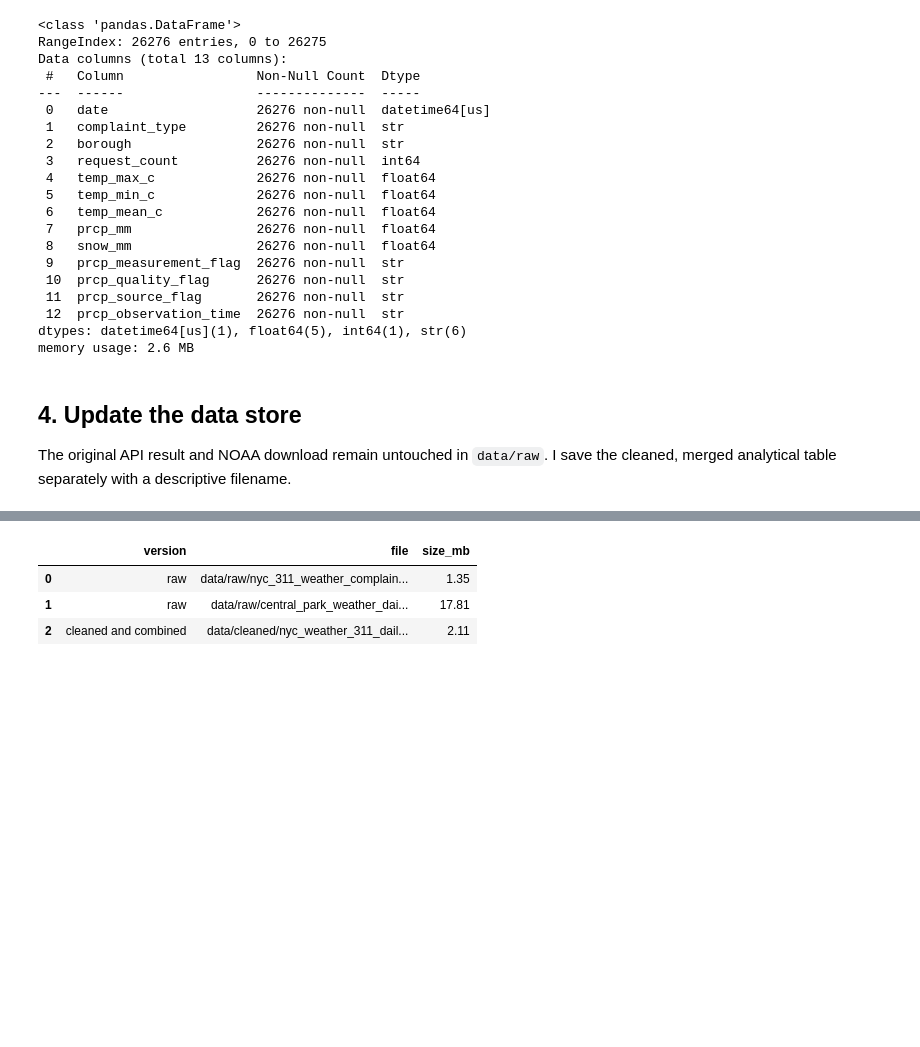
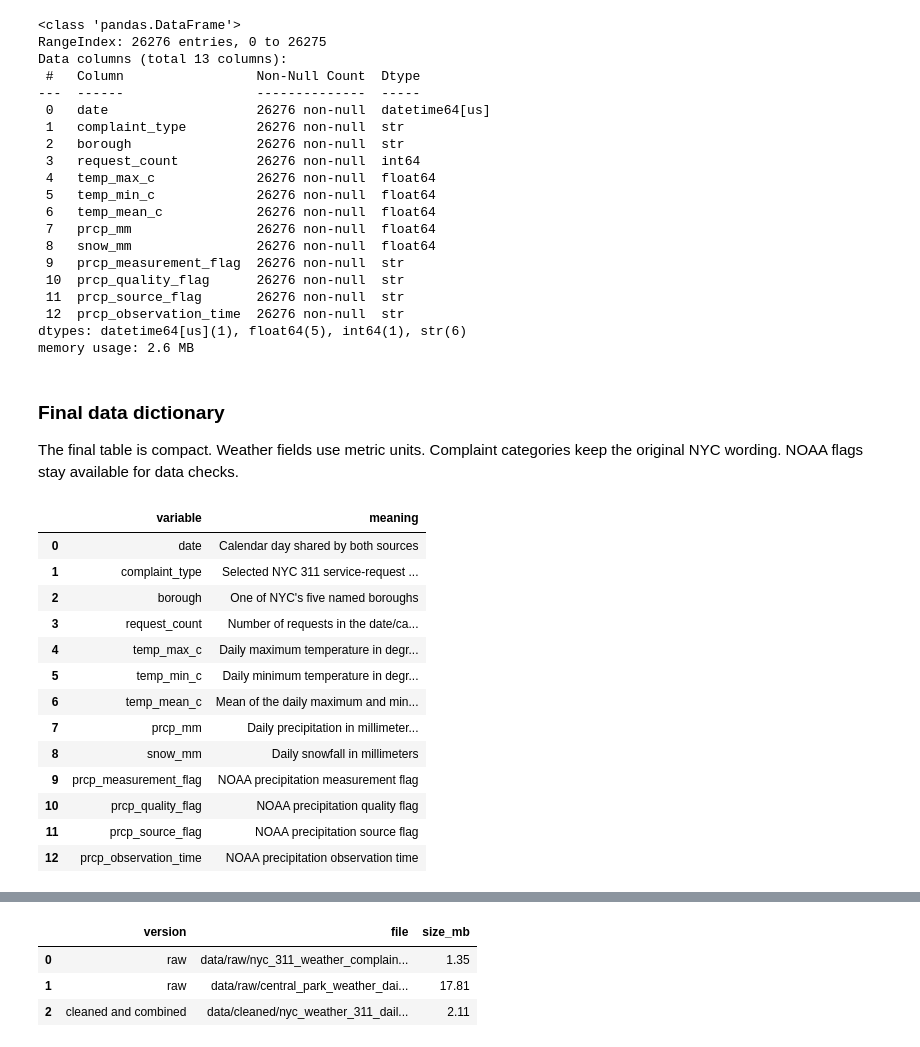
Before and after one commit to JhaNishant/real-world-data-wrangling, a Jupyter notebook: NYC_Weather_and_311_Analysis.ipynb, the cells around one changed output, grey strips where cells are left out. Saved outputs shown, nothing was run; the diff lists cells and outputs as text; code cells hidden in the pictures; blank space fills up the shorter version.

```diff
--- a/NYC_Weather_and_311_Analysis.ipynb
+++ b/NYC_Weather_and_311_Analysis.ipynb
@@ -456,7 +456,42 @@ Data columns (total 13 columns):
  12  prcp_observation_time  26276 non-null  str
 dtypes: datetime64[us](1), float64(5), int64(1), str(6)
 memory usage: 2.6 MB
-# %% [markdown]
-## 4. Update the data store
-
-The original API result and NOAA download remain untouched in `data/raw`. I save the cleaned, merged analytical table separately with a descriptive filename.
+# %% [markdown]
+### Final data dictionary
+
+The final table is compact. Weather fields use metric units. Complaint categories keep the original NYC wording. NOAA flags stay available for data checks.
+# %%
+data_dictionary = pd.DataFrame(
+    [
+        ("date", "Calendar day shared by both sources"),
+        ("complaint_type", "Selected NYC 311 service-request category"),
+        ("borough", "One of NYC's five named boroughs"),
+        ("request_count", "Number of requests in the date/category/borough group"),
+        ("temp_max_c", "Daily maximum temperature in degrees Celsius"),
+        ("temp_min_c", "Daily minimum temperature in degrees Celsius"),
+        ("temp_mean_c", "Mean of the daily maximum and minimum temperatures"),
+        ("prcp_mm", "Daily precipitation in millimeters; trace = 0.05 mm"),
+        ("snow_mm", "Daily snowfall in millimeters"),
+        ("prcp_measurement_flag", "NOAA precipitation measurement flag"),
+        ("prcp_quality_flag", "NOAA precipitation quality flag"),
+        ("prcp_source_flag", "NOAA precipitation source flag"),
+        ("prcp_observation_time", "NOAA precipitation observation time"),
+    ],
+    columns=["variable", "meaning"],
+)
+data_dictionary
+# %% [output]
+|  | variable | meaning |
+| 0 | date | Calendar day shared by both sources |
+| 1 | complaint_type | Selected NYC 311 service-request ... |
+| 2 | borough | One of NYC's five named boroughs |
+| 3 | request_count | Number of requests in the date/ca... |
+| 4 | temp_max_c | Daily maximum temperature in degr... |
+| 5 | temp_min_c | Daily minimum temperature in degr... |
+| 6 | temp_mean_c | Mean of the daily maximum and min... |
+| 7 | prcp_mm | Daily precipitation in millimeter... |
+| 8 | snow_mm | Daily snowfall in millimeters |
+| 9 | prcp_measurement_flag | NOAA precipitation measurement flag |
+| 10 | prcp_quality_flag | NOAA precipitation quality flag |
+| 11 | prcp_source_flag | NOAA precipitation source flag |
+| 12 | prcp_observation_time | NOAA precipitation observation time |
```
Also changed, not shown: parts of 50 cells of this notebook, 4 other files.
